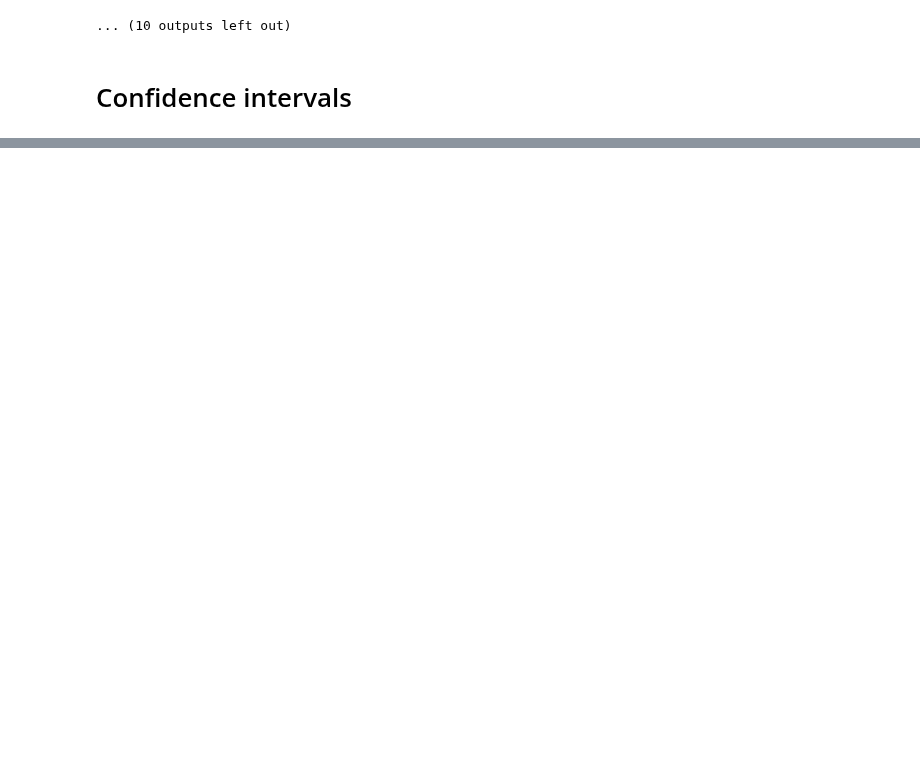
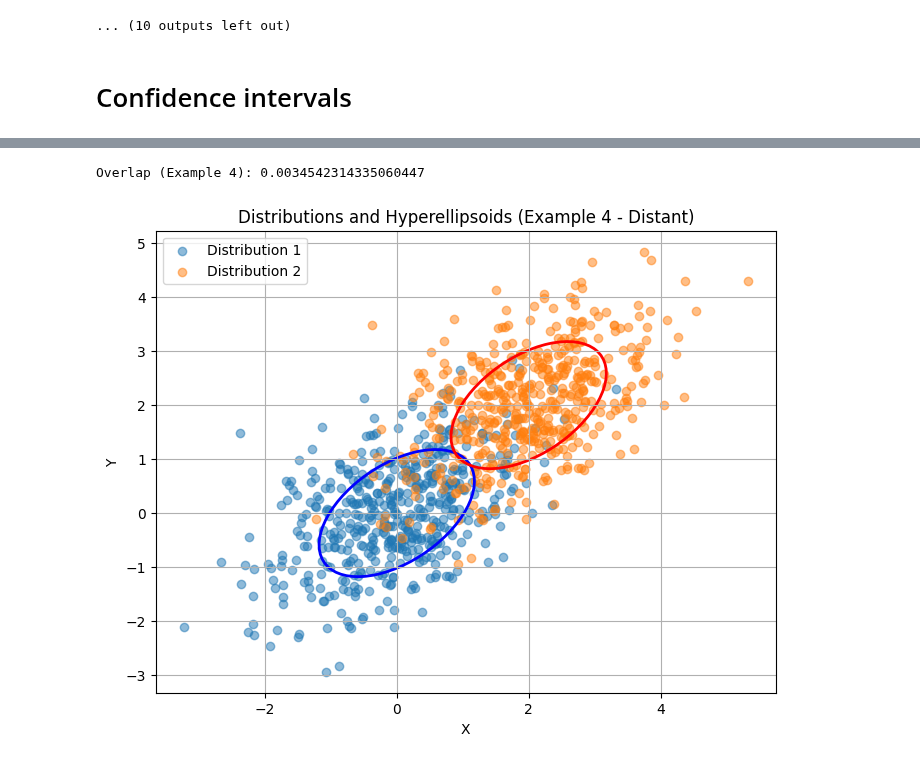
Before and after one commit to mirkomanset/dynamic-clustering, a Jupyter notebook: notebooks/gaussian/gaussian_overlapping.ipynb, the cells around one changed output, grey strips where cells are left out. Drawn from its saved outputs; the diff is of its cells as text; code cells hidden in the pictures; blank space fills up the shorter version.

```diff
--- a/notebooks/gaussian/gaussian_overlapping.ipynb
+++ b/notebooks/gaussian/gaussian_overlapping.ipynb
@@ -420,0 +392,31 @@ Overlap (Example 4): 0.0
+# %%
+# Example 3: Very distant distributions (minimal to no overlap)
+mean1 = [0.0, 0.0]
+cov1 = np.array([[1.0, 0.5], [0.5, 1.0]])
+mean2 = [2.0, 2.0]  # Very far apart means
+cov2 = np.array([[1.0, 0.5], [0.5, 1.0]])
+
+alpha = 0.5 #TODO: by setting it to 0.5 we can obtain a minimum overlapping
+
+overlap = compute_overlapping(mean1, cov1, mean2, cov2, alpha)
+print(f"Overlap (Example 4): {overlap}")
+
+# Plotting
+points1 = generate_points(mean1, cov1, 500)
+points2 = generate_points(mean2, cov2, 500)
+
+plt.figure(figsize=(8, 6))
+plt.scatter(points1[:, 0], points1[:, 1], label="Distribution 1", alpha=0.5)
+plt.scatter(points2[:, 0], points2[:, 1], label="Distribution 2", alpha=0.5)
+plot_hyperellipsoid(mean1, cov1, alpha, plt.gca(), "blue")
+plot_hyperellipsoid(mean2, cov2, alpha, plt.gca(), "red")
+
+plt.xlabel("X")
+plt.ylabel("Y")
+plt.title("Distributions and Hyperellipsoids (Example 4 - Distant)")
+plt.legend()
+plt.grid(True)
+plt.show()
+# %% [output]
+Overlap (Example 4): 0.0034542314335060447
+[figure, added]
```
Also changed, not shown: parts of 10 cells of this notebook, 3 other files.
